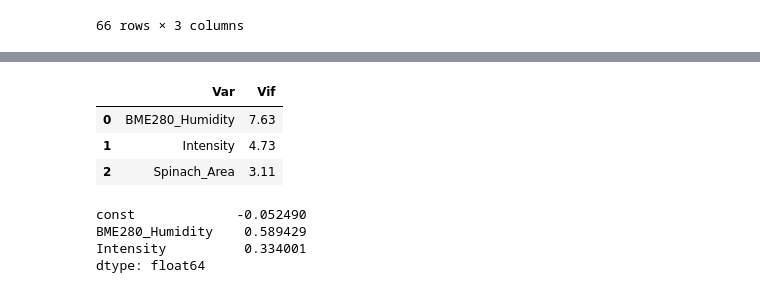
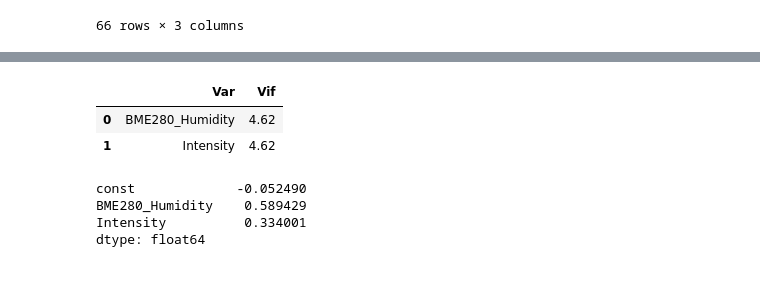
Before and after one commit to vsrandom/Smart-Agriculture, a Jupyter notebook: Predicting_Growth/multi_reg_model/MLR_Spinach_7Days.ipynb, the cells around one changed output, grey strips where cells are left out. Cells and saved outputs as stored; diff of their text form; code cells hidden in the pictures.

```diff
--- a/Predicting_Growth/multi_reg_model/MLR_Potato_7Days.ipynb
+++ b/Predicting_Growth/multi_reg_model/MLR_Spinach_7Days.ipynb
@@ -20,6 +20,7 @@ data.head()
 | 4 | 4 | 0.885993 | 0.645293 | 0.980417 | 0.850078 | 0.759042 | 0.444082 |
 # %%
 data=data.drop('Unnamed: 0',1)
+data=data.drop('Potato_Area',1)
 # %%
 round(data.corr(),3)
 # %% [output]
@@ -33,6 +33,6 @@ round(data.corr(),3)
 # %%
 x=data[['BME280_Humidity','BME280_Pressure','BME280_Temp','Intensity']]
-y=data['Potato_Area']
+y=data['Spinach_Area']
 # %%
 x_train,x_test,y_train,y_test=train_test_split(x,y,train_size=0.6,random_state=100)
 # %%
@@ -168,12 +166,11 @@ Covariance Type:            nonrobust
 Warnings:
 [1] Standard Errors assume that the covariance matrix of the errors is correctly specified.
 # %%
-vif_cal(input_data=data.drop(["BME280_Pressure","BME280_Temp"], axis=1), dependent_col="Potato_Area")
+vif_cal(input_data=data.drop(["BME280_Pressure","BME280_Temp"], axis=1), dependent_col="Spinach_Area")
 # %% [output]
 |  | Var | Vif |
-| 0 | BME280_Humidity | 7.63 |
-| 1 | Intensity | 4.73 |
-| 2 | Spinach_Area | 3.11 |
+| 0 | BME280_Humidity | 4.62 |
+| 1 | Intensity | 4.62 |
 # %%
 print(lm_3.params)
 # %% [output]
```
Also changed, not shown: parts of 9 cells of this notebook, 6 other files.
